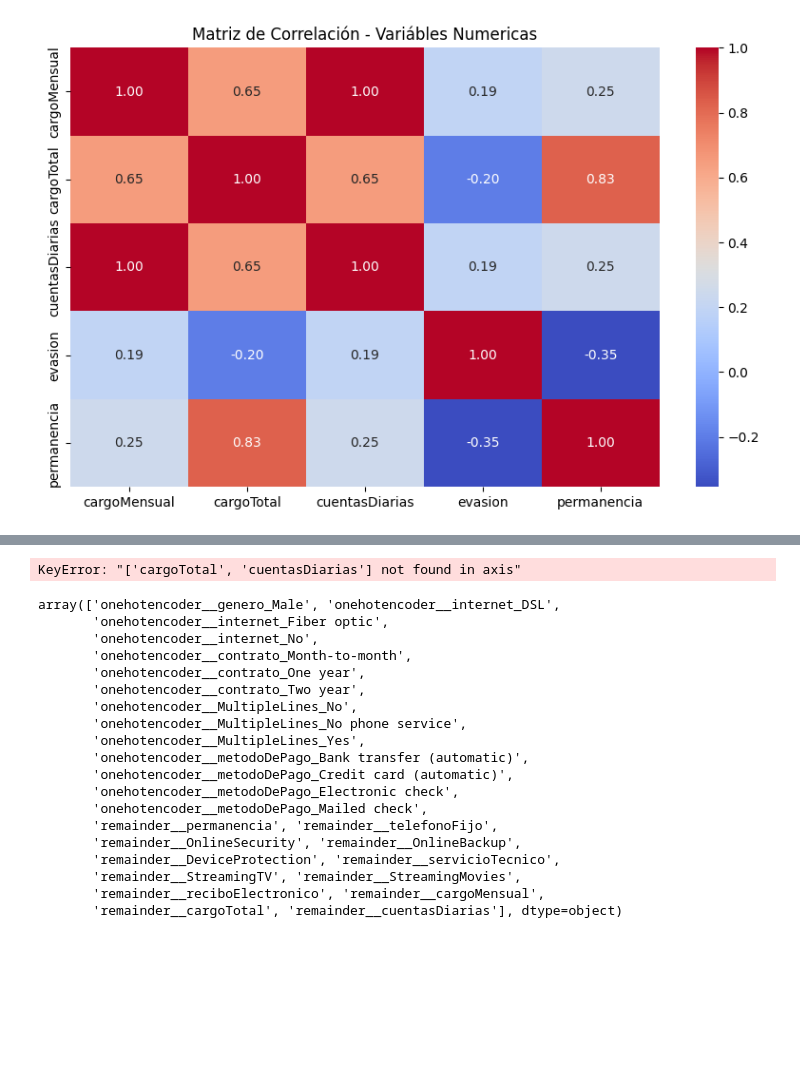
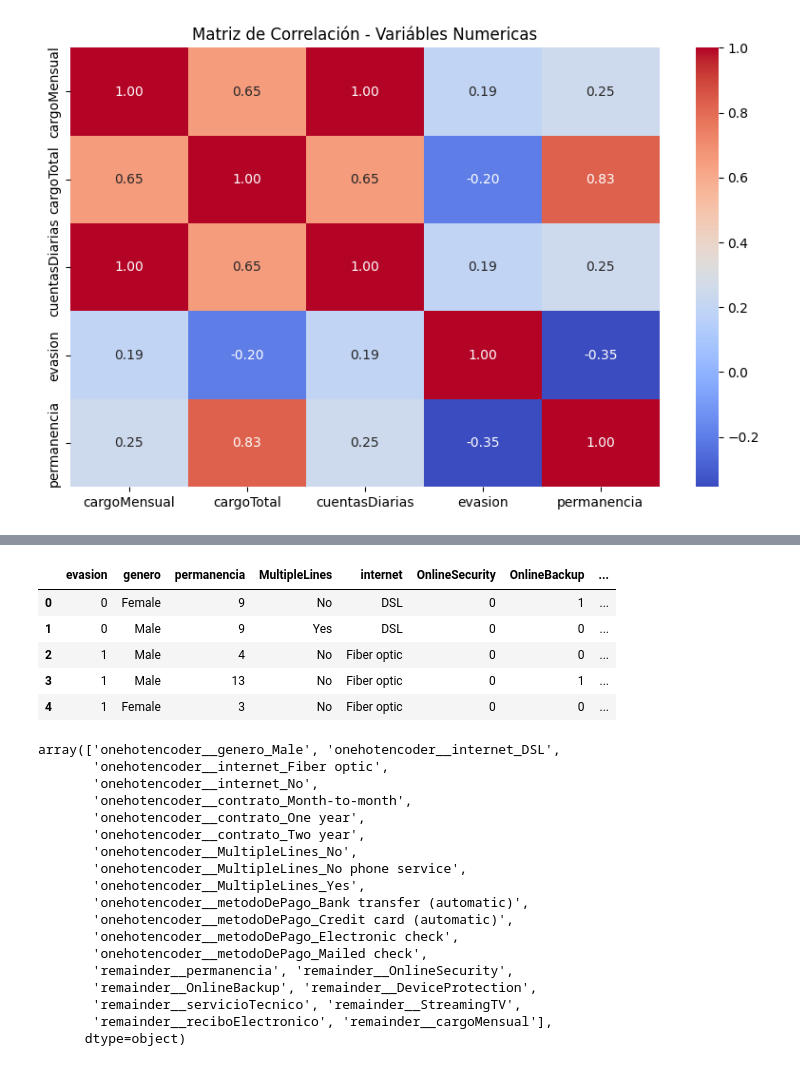
Before and after one commit to taniagoa/Tercer-challenge-CD-Telecom-X-parte2, a Jupyter notebook: telecomXparte2.ipynb, the cells around one changed output, grey strips where cells are left out. Saved outputs shown, nothing was run; the diff lists cells and outputs as text; code cells hidden in the pictures; blank space fills up the shorter version.

```diff
--- a/telecomXparte2.ipynb
+++ b/telecomXparte2.ipynb
@@ -83,8 +95,13 @@ Se observa una correlacion debil entre la evasion y las variables numericas, en
 # %%
-datos2=datos2.drop(columns=['cargoTotal','cuentasDiarias'])
+datos2=datos2.drop(columns=['cargoTotal','cuentasDiarias','telefonoFijo','StreamingMovies'])
 datos2.head()
 # %% [output]
-KeyError: "['cargoTotal', 'cuentasDiarias'] not found in axis"
+|  | evasion | genero | permanencia | MultipleLines | internet | OnlineSecurity | OnlineBackup | ... |
+| 0 | 0 | Female | 9 | No | DSL | 0 | 1 | ... |
+| 1 | 0 | Male | 9 | Yes | DSL | 0 | 0 | ... |
+| 2 | 1 | Male | 4 | No | Fiber optic | 0 | 0 | ... |
+| 3 | 1 | Male | 13 | No | Fiber optic | 0 | 1 | ... |
+| 4 | 1 | Female | 3 | No | Fiber optic | 0 | 0 | ... |
 # %%
 from sklearn.compose import make_column_transformer
 from sklearn.preprocessing import OneHotEncoder
@@ -108,11 +125,10 @@ array(['onehotencoder__genero_Male', 'onehotencoder__internet_DSL',
        'onehotencoder__metodoDePago_Credit card (automatic)',
        'onehotencoder__metodoDePago_Electronic check',
        'onehotencoder__metodoDePago_Mailed check',
-       'remainder__permanencia', 'remainder__telefonoFijo',
-       'remainder__OnlineSecurity', 'remainder__OnlineBackup',
-       'remainder__DeviceProtection', 'remainder__servicioTecnico',
-       'remainder__StreamingTV', 'remainder__StreamingMovies',
-       'remainder__reciboElectronico', 'remainder__cargoMensual',
-       'remainder__cargoTotal', 'remainder__cuentasDiarias'], dtype=object)
+       'remainder__permanencia', 'remainder__OnlineSecurity',
+       'remainder__OnlineBackup', 'remainder__DeviceProtection',
+       'remainder__servicioTecnico', 'remainder__StreamingTV',
+       'remainder__reciboElectronico', 'remainder__cargoMensual'],
+      dtype=object)
 # %%
 X=pd.DataFrame(X,columns=one_hot.get_feature_names_out(columnas))
```
Also changed, not shown: parts of 4 cells of this notebook.
